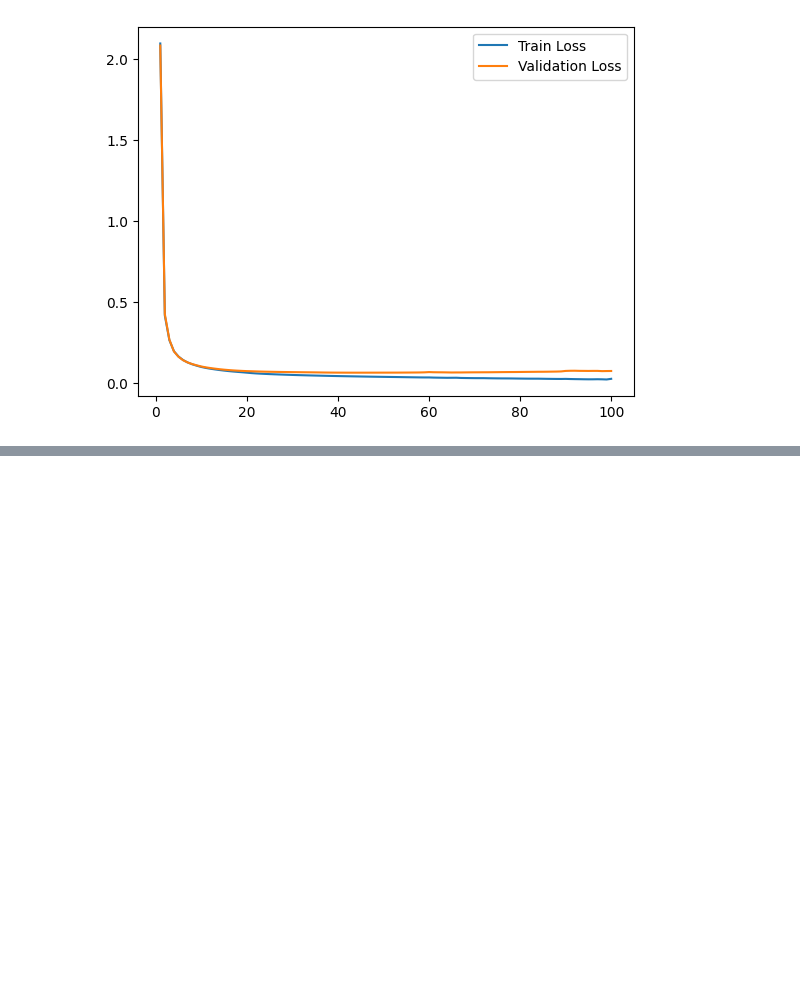
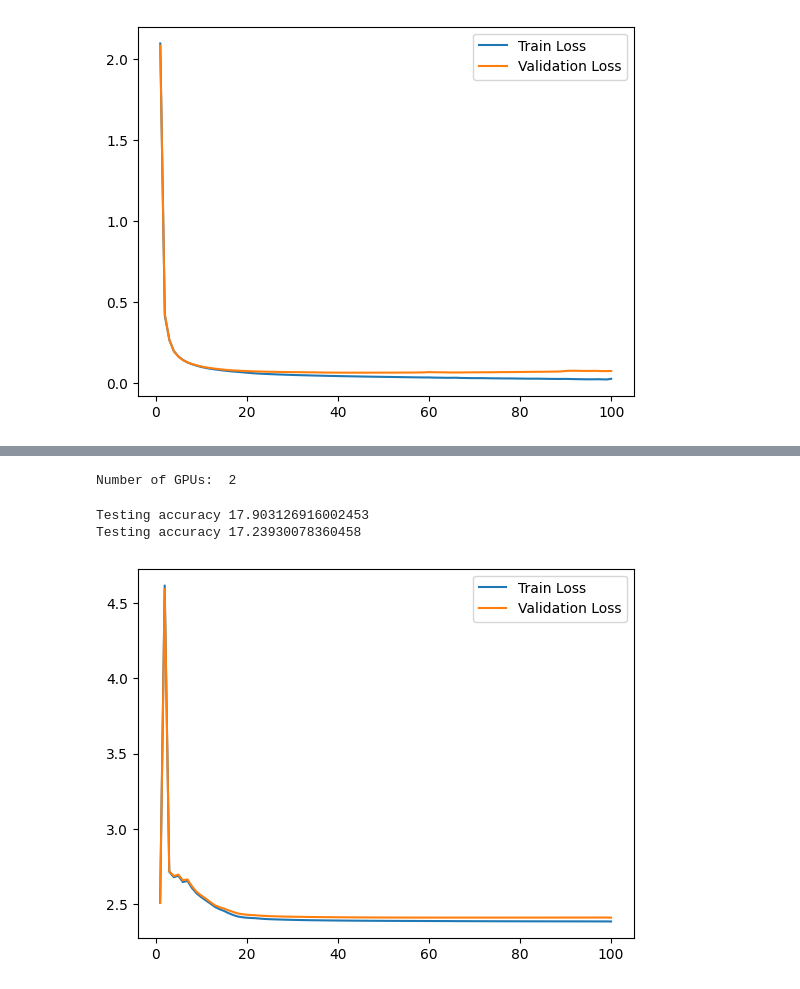
Before and after one commit to P-Balaramakrishna-Varma/NLPA2, a Jupyter notebook: hyper_tunning.ipynb, the cells around one changed output, grey strips where cells are left out. Drawn from its saved outputs; the diff is of its cells as text; code cells hidden in the pictures; blank space fills up the shorter version.

```diff
--- a/hyper_tunning.ipynb
+++ b/hyper_tunning.ipynb
@@ -102,0 +114,9 @@ Testing accuracy 33.273056057866185
+# %%
+hyperpar = {"embedding_dim": 300, "hidden_dim": 600, "no_layers": 2, "epochs": 100, "batch_size": 512, "lr": 0.0001}
+data = neural_tag.get_loss_values(hyperpar, False)
+plot_loss(data)
+# %% [output]
+Number of GPUs:  2
+Testing accuracy 17.903126916002453
+Testing accuracy 17.23930078360458
+[figure, added]
```
Also changed, not shown: parts of 4 cells of this notebook, 1 other file.
